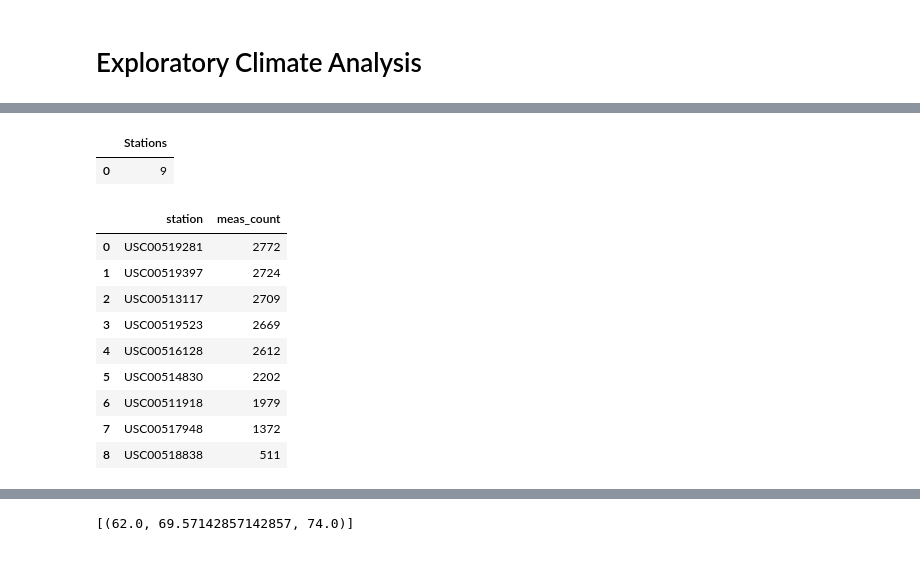
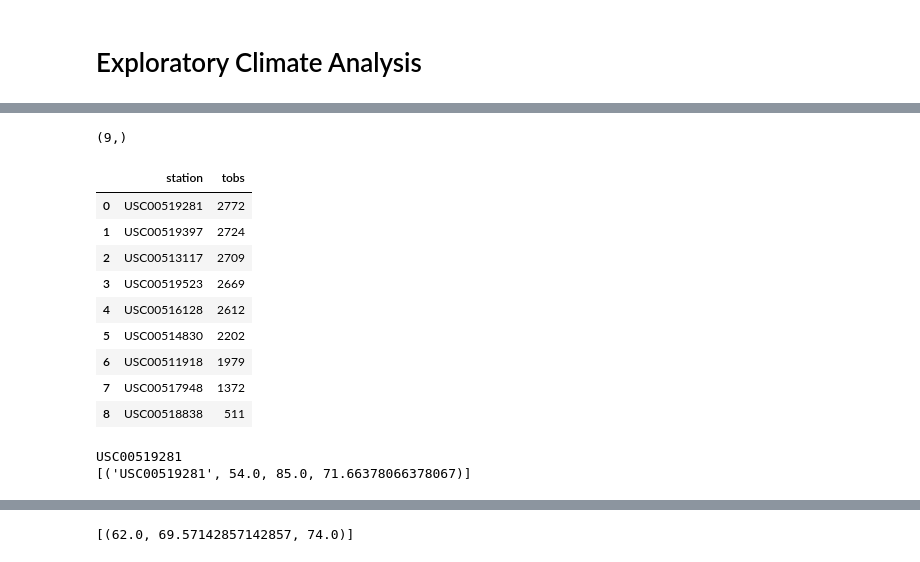
Before and after one commit to DutchDS/SQLalchemy-Challenge, a Jupyter notebook: climate_starter.ipynb, the cells around one changed output, grey strips where cells are left out. Drawn from its saved outputs; the diff is of its cells as text; code cells hidden in the pictures.

Commit message:
changed to func. from sql calls'

```diff
--- a/climate_starter.ipynb
+++ b/climate_starter.ipynb
@@ -89,18 +115,28 @@ sql_stations = "SELECT COUNT(*) as Stations FROM station"
 
 df_stations = pd.read_sql_query(sql_stations, con=connection)
 df_stations
+
+df_stations_new = session.query(func.count(Station.station)).all()
+print(df_stations_new[0])
 # %% [output]
-|  | Stations |
-| 0 | 9 |
+(9,)
 # %%
 # What are the most active stations? (i.e. what stations have the most rows)?
 # List the stations and the counts in descending order.
-sql_act_stations = "SELECT station, COUNT(*) as meas_count FROM measurement GROUP BY station ORDER BY meas_count DESC"
+sql_act_stations = "SELECT station, COUNT(*) as measurements FROM measurement GROUP BY station ORDER BY measurements DESC"
 
 df_stations = pd.read_sql_query(sql_act_stations, con=connection)
 df_stations
+
+df_stations_all = pd.DataFrame(session.query((Measurement.station), (Measurement.tobs)))
+df_stations_all
+df_stations_gb = df_stations_all.groupby(['station'])
+df_stations_count = df_stations_gb.count().sort_values('tobs', ascending=False)
+df_stations_count = df_stations_count.reset_index(drop=False)
+df_stations_count
+# df_stations
 # %% [output]
-|  | station | meas_count |
+|  | station | tobs |
 | 0 | USC00519281 | 2772 |
 | 1 | USC00519397 | 2724 |
 | 2 | USC00513117 | 2709 |
@@ -118,0 +149,20 @@ df_stations
+# %%
+# Using the station id from the previous query, calculate the lowest temperature recorded,
+# highest temperature recorded, and average temperature of the most active station?
+sql_act_station_min_max = "SELECT station, MIN(tobs) Min_Temp, MAX(tobs) Max_Temp, Round(AVG(tobs),2) Avg_Temp \
+            FROM measurement \
+            WHERE station = (SELECT station FROM measurement GROUP BY station ORDER BY COUNT(*) DESC LIMIT 1) \
+            GROUP BY station"
+
+df_station_min_max = pd.read_sql_query(sql_act_station_min_max, con=connection)
+df_station_min_max
+
+max_station = df_stations_count.iloc[0,0]
+print(max_station)
+
+sel = [Measurement.station,func.min(Measurement.tobs), func.max(Measurement.tobs), func.avg(Measurement.tobs)]
+df4 = session.query(*sel).filter(Measurement.station == max_station).all()
+print(df4)
+# %% [output]
+USC00519281
+[('USC00519281', 54.0, 85.0, 71.66378066378067)]
```
Also changed, not shown: parts of 6 cells of this notebook.
